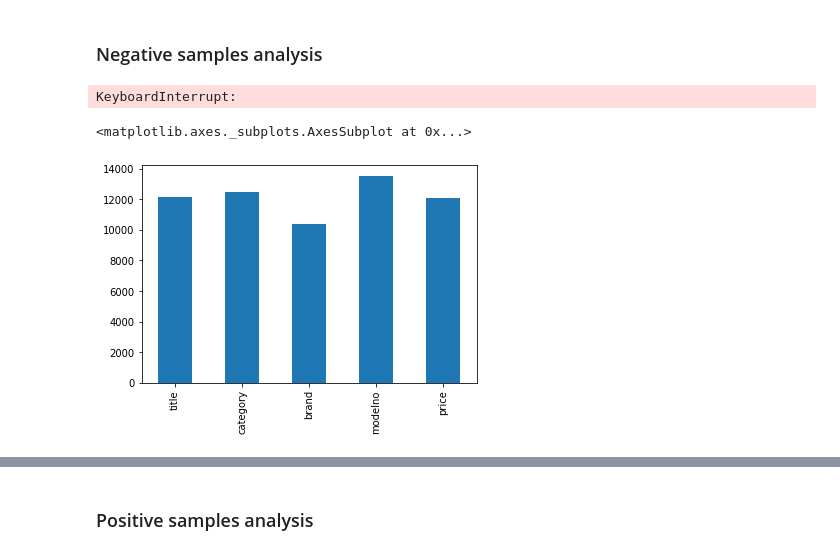
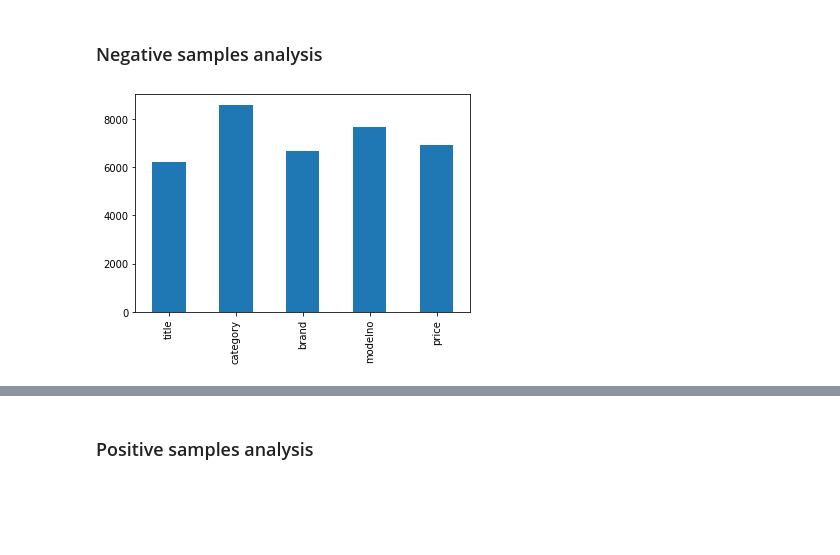
Before and after one commit to vincenzomartello/deepmatcher-experiments, a Jupyter notebook: notebooks/WalmartAmazon/ri_discovery.ipynb, the cells around one changed output, grey strips where cells are left out. Saved outputs shown, nothing was run; the diff lists cells and outputs as text; code cells hidden in the pictures; blank space fills up the shorter version.

Commit message:
new samples building

```diff
--- a/notebooks/WalmartAmazon/ri_discovery.ipynb
+++ b/notebooks/WalmartAmazon/ri_discovery.ipynb
@@ -16,7 +14,7 @@ walmartamazon_hybrid.load_state('../../models/walmartamazon_hybrid_nonull.pth')
 # %%
 from utilities_functions.intermediate_layer_extraction import return_layer_input
 # %%
-neg_classifier_inputs,neg_ids = return_layer_input('../../Structured/Walmart-Amazon/','test_negatives',
+testneg_classifier_inputs,testneg_ids = return_layer_input('../../Structured/Walmart-Amazon/','test_negatives',
                                                   batch_size=128,model=walmartamazon_hybrid,
                                                    layer=walmartamazon_hybrid.classifier,
                                                   device=-1)
@@ -28,3 +31,8 @@ pos_classifier_inputs,pos_ids = return_layer_input('../../Structured/Walmart-Ama
+# %%
+pos_classifier_inputs,pos_ids = return_layer_input('../../Structured/Walmart-Amazon/','positives',
+                                                  batch_size=512,model=walmartamazon_hybrid,
+                                                  layer=walmartamazon_hybrid.classifier,
+                                                  device=-1)
 # %%
 walmartamazon_hybrid = walmartamazon_hybrid.cuda()
 # %% [markdown]
@@ -37,31 +44,13 @@ from tqdm import tqdm
 # %%
 attributes =['title','category','brand','modelno','price']
+classifier_len = len(pos_classifier_inputs[0][0])
+attribute_len = int(classifier_len/len(attributes))
-# %%
-current_sample = 0
-#each column of this matrix is related to a specific attribute
-negatives_ri_matrix = []
-for batch in neg_classifier_inputs:
-    for sample_index in tqdm(range(len(batch))):
-        current_sample_ris = []
-        for j,attribute in enumerate(attributes):
-            variation = find_smallest_variation_to_change(walmartamazon_hybrid.classifier,
-                                                             classifier_length= 900,
-                                                             attribute_length= 180,input_matrix=batch,
-                                                             vector_index=sample_index,attributes=[j],
-                                                          class_to_reach=1,learning_rate=1)
-            current_sample_ris.append(variation)
-        negatives_ri_matrix.append(current_sample_ris)
-        current_sample+=1
-# %% [output]
-KeyboardInterrupt:
+# %%
+neg_ri,neg_ri_norms = computeRi(walmartamazon_hybrid.classifier,attributes,testneg_classifier_inputs,
+                               attribute_len,1)
 # %%
-ri_norms_negative_samples = []
-for ri_list in negatives_ri_matrix:
-    ri_norms_negative_samples.append(list(map(lambda x:torch.norm(x).data[0],ri_list)))
-negatives_variation_df = pd.DataFrame(data= ri_norms_negative_samples,columns=attributes)
-ri_sums = negatives_variation_df.sum(numeric_only=True)
-ri_sums.plot.bar()
+negatives_variation_df = pd.DataFrame(data= neg_ri_norms,columns=attributes)
+ri_sums = negatives_variation_df.sum(numeric_only=True).plot.bar()
 # %% [output]
-<matplotlib.axes._subplots.AxesSubplot at 0x...>
-[figure, old version]
+[figure, new version]
 # %%
```
Also changed, not shown: parts of 17 cells of this notebook, 27 other files.
